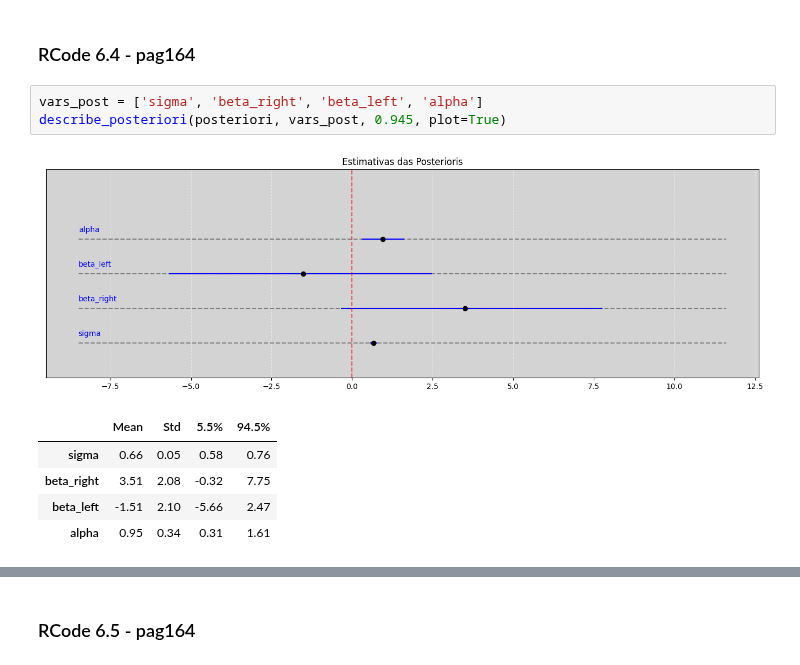
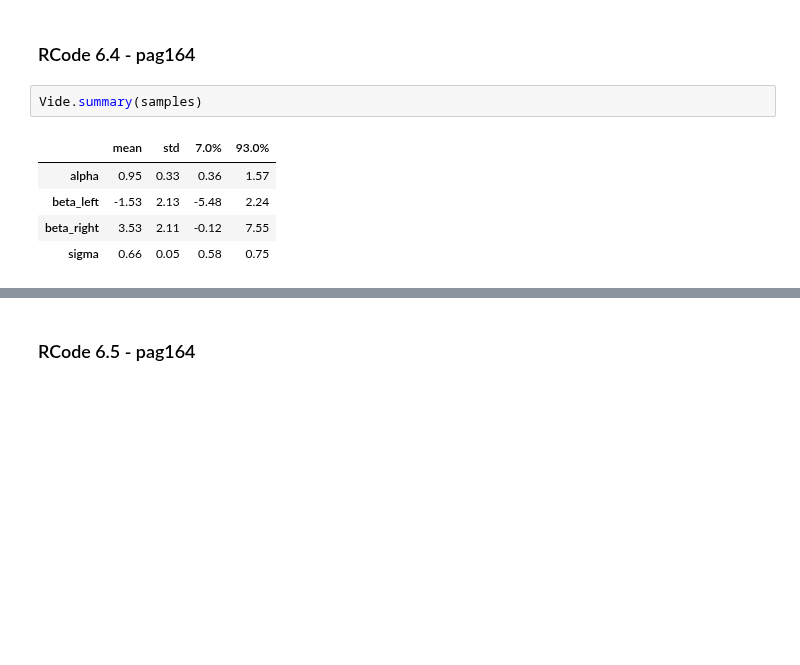
Before and after one commit to rodolphomacedo/statistical_rethinking_pt_BR, a Jupyter notebook: parte_6.ipynb, the cells around one changed output, grey strips where cells are left out. Cells and saved outputs as stored; diff of their text form; blank space fills up the shorter version.

```diff
--- a/parte_6.ipynb
+++ b/parte_6.ipynb
@@ -246,12 +172,10 @@ def describe_posteriori(posteriori, vars_post, confidence_HPDI=0.93, plot=True):
 # %% [markdown]
 ### RCode 6.4 - pag164
-# %%
-vars_post = ['sigma', 'beta_right', 'beta_left', 'alpha']
-describe_posteriori(posteriori, vars_post, 0.945, plot=True)
-# %% [output]
-[figure, removed]
-|  | Mean | Std | 5.5% | 94.5% |
-| sigma | 0.66 | 0.05 | 0.58 | 0.76 |
-| beta_right | 3.51 | 2.08 | -0.32 | 7.75 |
-| beta_left | -1.51 | 2.10 | -5.66 | 2.47 |
-| alpha | 0.95 | 0.34 | 0.31 | 1.61 |
+# %%
+Vide.summary(samples)
+# %% [output]
+|  | mean | std | 7.0% | 93.0% |
+| alpha | 0.95 | 0.33 | 0.36 | 1.57 |
+| beta_left | -1.53 | 2.13 | -5.48 | 2.24 |
+| beta_right | 3.53 | 2.11 | -0.12 | 7.55 |
+| sigma | 0.66 | 0.05 | 0.58 | 0.75 |
```
Also changed, not shown: parts of 20 cells of this notebook.
